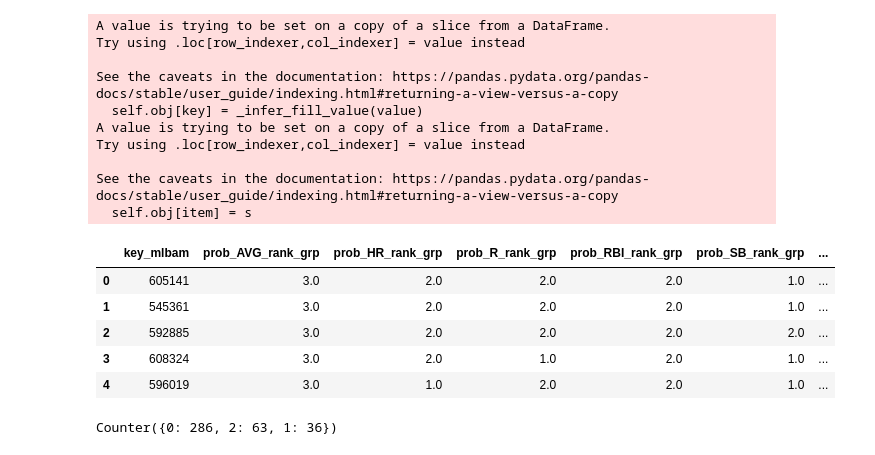
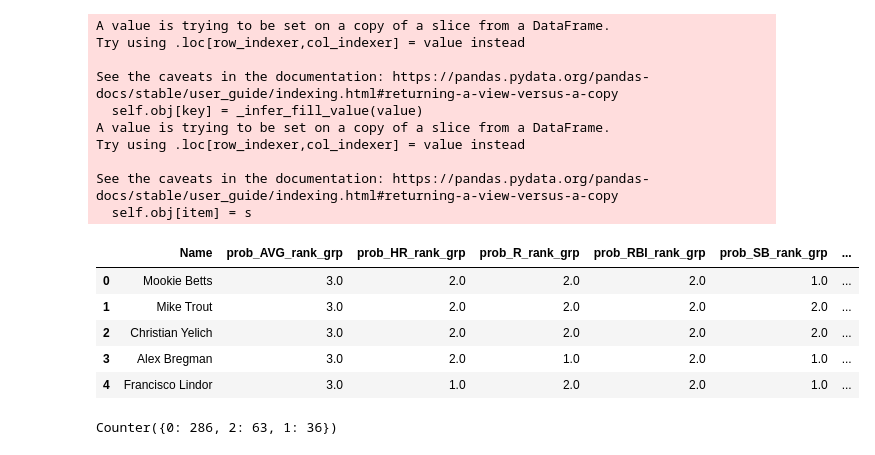
Before and after one commit to rileybuch/Fantasy-Baseball-Web-App, a Jupyter notebook: probability_predicted_batters.ipynb, the cells around one changed output. Drawn from its saved outputs; the diff is of its cells as text; code cells hidden in the pictures.

```diff
--- a/probability_predicted_batters.ipynb
+++ b/probability_predicted_batters.ipynb
@@ -384,7 +384,7 @@ df2020['prob_SLG'] = float("NaN")
 for i, r in df2020.iterrows():
     if r.Season == 2020:
         # look for previous season for player
-        prev = df2020[(df2020.Season == 2019) & (df2020.key_mlbam == r.key_mlbam)]
+        prev = df2020[(df2020.Season == 2019) & (df2020.Name == r.Name)]
 
         # played less than a third of the season, set probs to 0
         if prev.G.values[0] < 50:
@@ -570,26 +570,26 @@ Try using .loc[row_indexer,col_indexer] = value instead
 See the caveats in the documentation: https://pandas.pydata.org/pandas-docs/stable/user_guide/indexing.html#returning-a-view-versus-a-copy
   self.obj[item] = s
 # %%
-risk_features = sub.loc[:, ['key_mlbam'
+risk_features = sub.loc[:, ['Name'
                             ,'prob_AVG_rank_grp'
                             ,'prob_HR_rank_grp'
                             ,'prob_R_rank_grp'
                             ,'prob_RBI_rank_grp'
                             ,'prob_SB_rank_grp'
                             ,'prob_TB_rank_grp'
                             ,'prob_OBP_rank_grp'
                             ,'prob_SLG_rank_grp'
                             ,'prev_season_days_injured']]
 
 risk_features.reset_index(inplace=True,drop=True)
 risk_features.head()
 # %% [output]
-|  | key_mlbam | prob_AVG_rank_grp | prob_HR_rank_grp | prob_R_rank_grp | prob_RBI_rank_grp | prob_SB_rank_grp | ... |
-| 0 | 605141 | 3.0 | 2.0 | 2.0 | 2.0 | 1.0 | ... |
-| 1 | 545361 | 3.0 | 2.0 | 2.0 | 2.0 | 1.0 | ... |
-| 2 | 592885 | 3.0 | 2.0 | 2.0 | 2.0 | 2.0 | ... |
-| 3 | 608324 | 3.0 | 2.0 | 1.0 | 2.0 | 1.0 | ... |
-| 4 | 596019 | 3.0 | 1.0 | 2.0 | 2.0 | 1.0 | ... |
+|  | Name | prob_AVG_rank_grp | prob_HR_rank_grp | prob_R_rank_grp | prob_RBI_rank_grp | prob_SB_rank_grp | ... |
+| 0 | Mookie Betts | 3.0 | 2.0 | 2.0 | 2.0 | 1.0 | ... |
+| 1 | Mike Trout | 3.0 | 2.0 | 2.0 | 2.0 | 2.0 | ... |
+| 2 | Christian Yelich | 3.0 | 2.0 | 2.0 | 2.0 | 2.0 | ... |
+| 3 | Alex Bregman | 3.0 | 2.0 | 1.0 | 2.0 | 1.0 | ... |
+| 4 | Francisco Lindor | 3.0 | 1.0 | 2.0 | 2.0 | 1.0 | ... |
 # %%
 from sklearn.cluster import KMeans
 from collections import Counter, defaultdict
```
Also changed, not shown: parts of 4 cells of this notebook, 2 other files.
